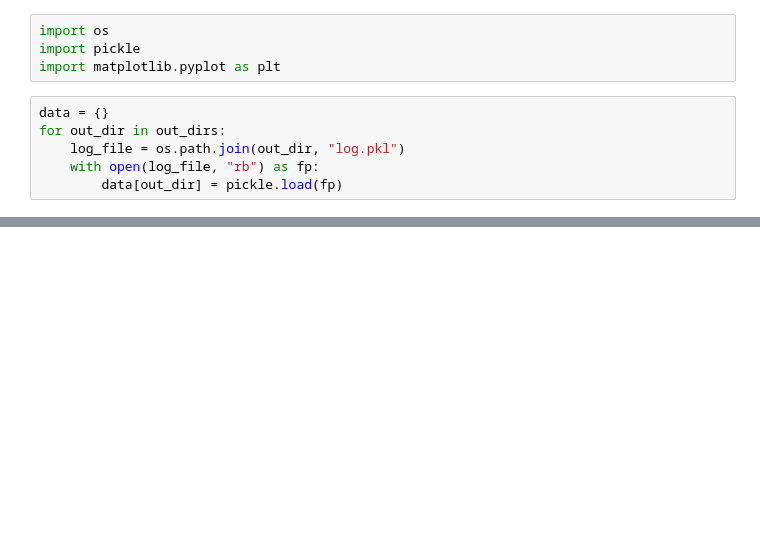
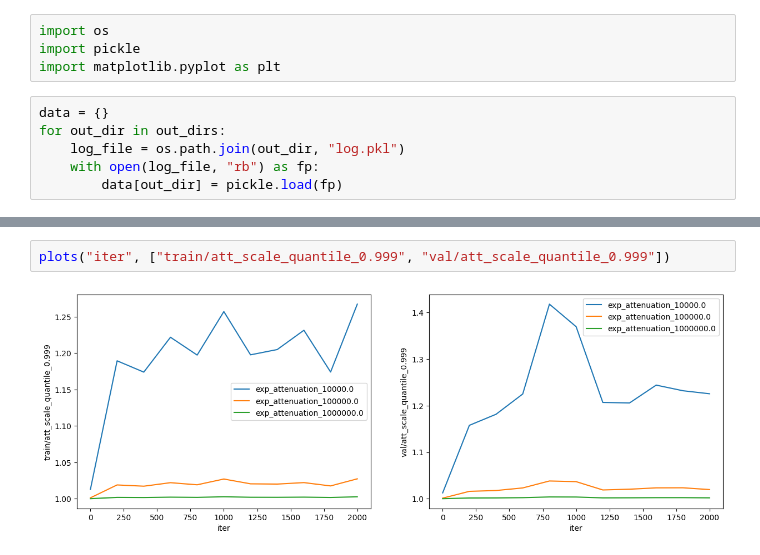
Before and after one commit to wanghy514/nanoGPT, a Jupyter notebook: compare_experiments.ipynb, the cells around one changed output, grey strips where cells are left out. Drawn from its saved outputs; the diff is of its cells as text; blank space fills up the shorter version.

```diff
--- a/compare_experiments.ipynb
+++ b/compare_experiments.ipynb
@@ -34,0 +69,4 @@ plot("iter", "train/loss")
+# %%
+plots("iter", ["train/att_scale_quantile_0.999", "val/att_scale_quantile_0.999"])
+# %% [output]
+[figure, added]
```
Also changed, not shown: parts of 10 cells of this notebook, 3 other files.
